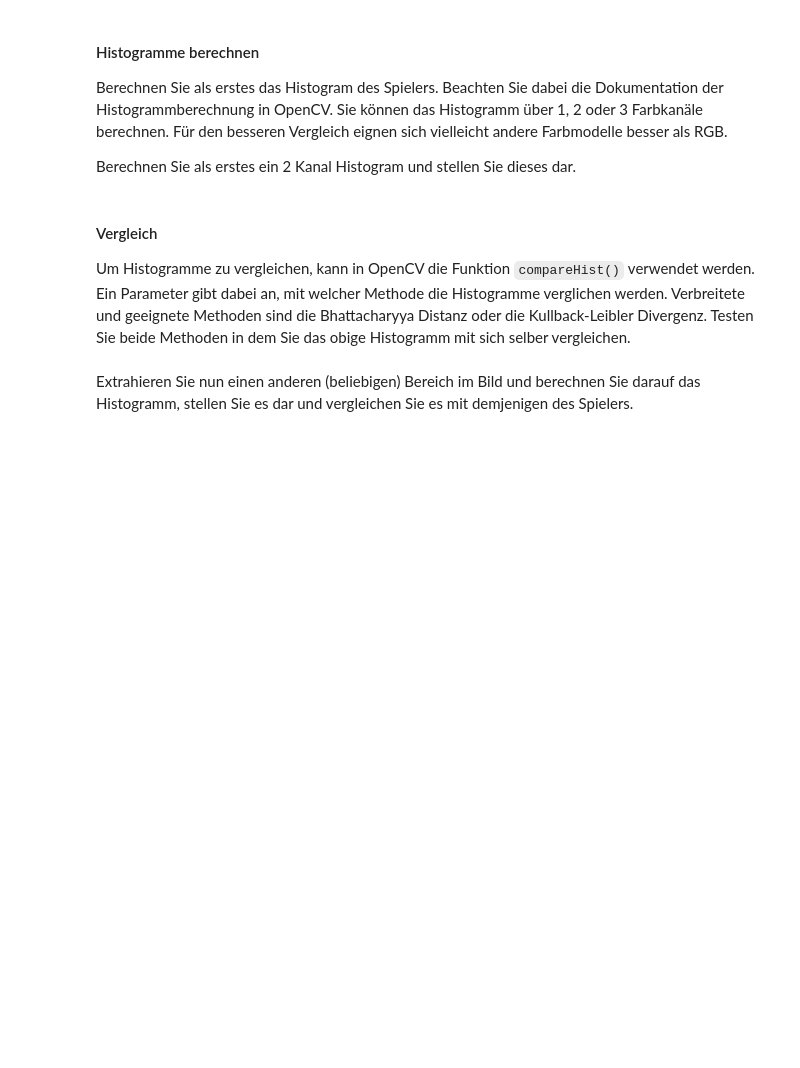
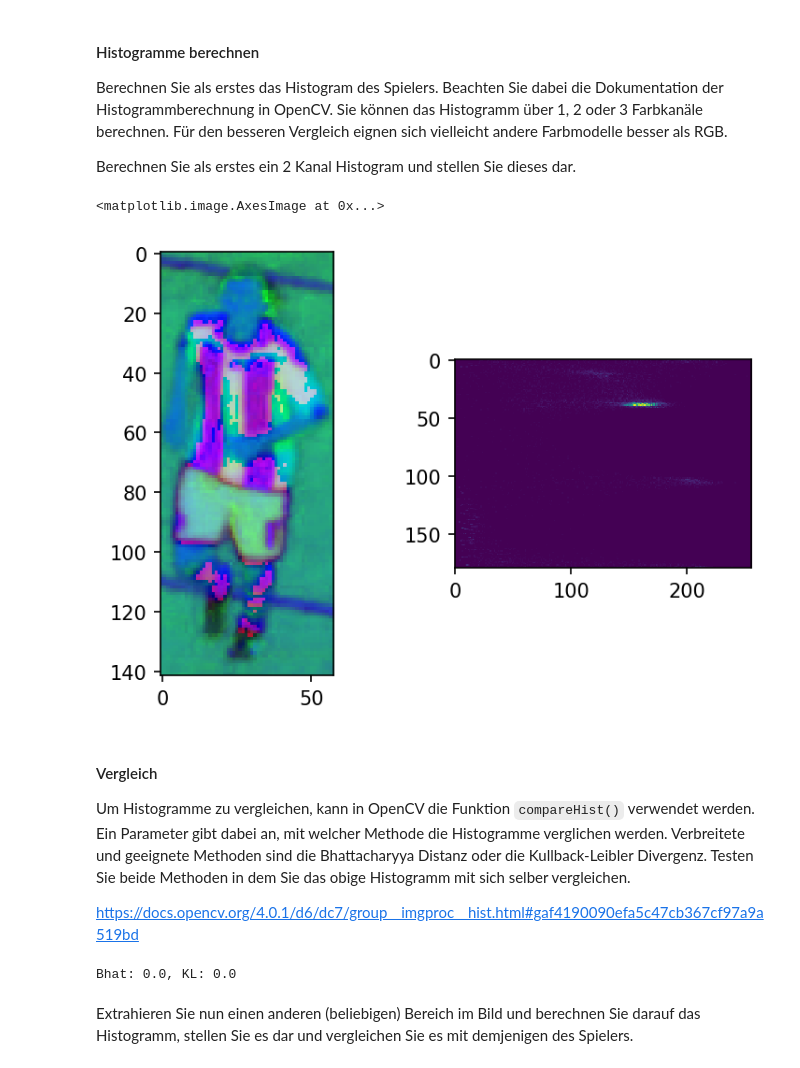
Before and after one commit to tschibu/hslu-ipcv-exercises, a Jupyter notebook: exercise03/opencv_uebung3_1.ipynb, the cells around one changed output. Saved outputs shown, nothing was run; the diff lists cells and outputs as text; code cells hidden in the pictures; blank space fills up the shorter version.

```diff
--- a/exercise03/opencv_uebung3_1.ipynb
+++ b/exercise03/opencv_uebung3_1.ipynb
@@ -39,11 +41,11 @@ import numpy as np
 import matplotlib as mpl
 from matplotlib import pyplot as plt
 %matplotlib inline
-mpl.rcParams['figure.dpi']= 200
+mpl.rcParams['figure.dpi']= 150
 # %%
-player  = cv2.imread('images/player.jpg')
+player  = cv2.imread('../data/player.jpg')
 player = cv2.cvtColor(player, cv2.COLOR_BGR2RGB)
-image = cv2.imread('images/soccer-game.jpg')
+image = cv2.imread('../data/soccer-game.jpg')
 image = cv2.cvtColor(image, cv2.COLOR_BGR2RGB)
 plt.subplot(1, 2, 1)
 plt.imshow(image)
@@ -64,10 +62,25 @@ plt.imshow(hist)
+# %%
+player_hsv = cv2.cvtColor(player, cv2.COLOR_RGB2HSV)
+player_histogram = cv2.calcHist([player_hsv],[0,1], None, [180, 256], [0, 180, 0, 256])
+
+plt.subplot(1, 2, 1)
+plt.imshow(player_hsv)
+plt.subplot(1, 2, 2)
+plt.imshow(player_histogram, interpolation = 'nearest')
+# %% [output]
+<matplotlib.image.AxesImage at 0x...>
+[figure, added]
 # %% [markdown]
 #### Vergleich
 
 Um Histogramme zu vergleichen, kann in OpenCV die Funktion `compareHist()` verwendet werden. Ein Parameter gibt dabei an, mit welcher Methode die Histogramme verglichen werden. Verbreitete und geeignete Methoden sind die Bhattacharyya Distanz oder die Kullback-Leibler Divergenz. Testen Sie beide Methoden in dem Sie das obige Histogramm mit sich selber vergleichen.
+
+https://docs.opencv.org/4.0.1/d6/dc7/group__imgproc__hist.html#gaf4190090efa5c47cb367cf97a9a519bd
 # %%
-dist_bhatt =
-dist_kl =
+dist_bhatt = cv2.compareHist(player_histogram, player_histogram, method=cv2.HISTCMP_BHATTACHARYYA)
+dist_kl = cv2.compareHist(player_histogram, player_histogram, method=cv2.HISTCMP_KL_DIV)
 print('Bhat: {}, KL: {}'.format(dist_bhatt, dist_kl))
+# %% [output]
+Bhat: 0.0, KL: 0.0
 # %% [markdown]
 Extrahieren Sie nun einen anderen (beliebigen) Bereich im Bild und berechnen Sie darauf das Histogramm, stellen Sie es dar und vergleichen Sie es mit demjenigen des Spielers.
```
Also changed, not shown: parts of 7 cells of this notebook.
